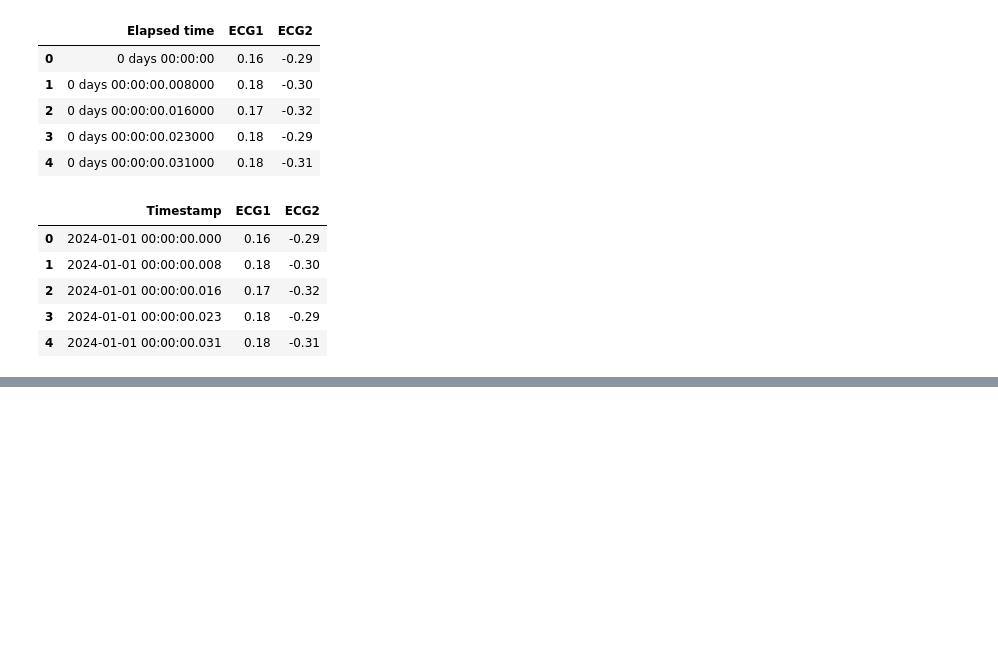
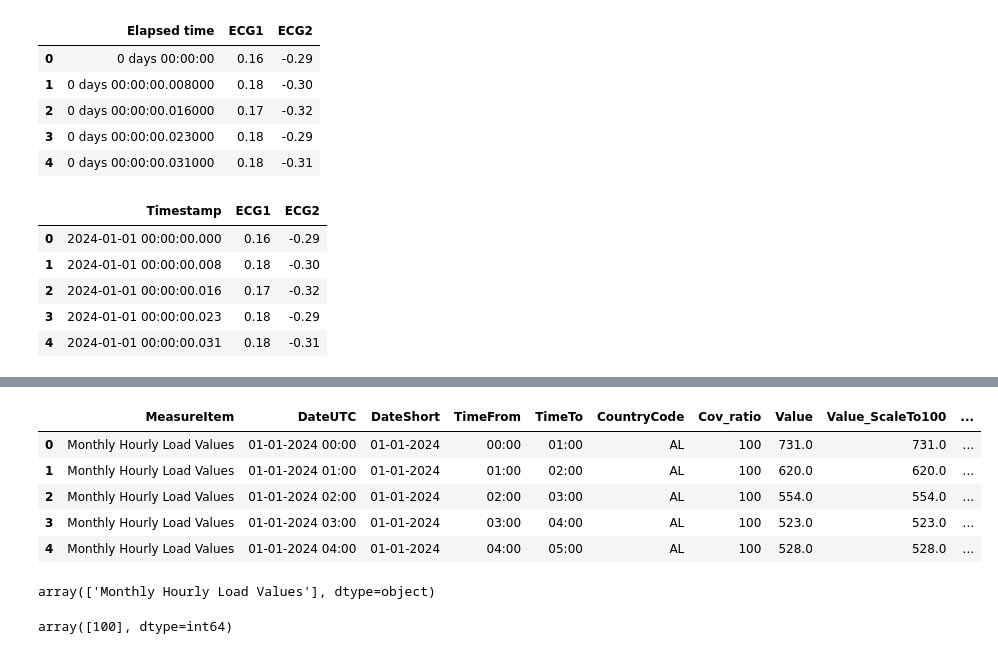
Before and after one commit to samtholathrobin/Dynamic-Time-Series-Ensemble, a Jupyter notebook: intro.ipynb, the cells around one changed output, grey strips where cells are left out. Cells and saved outputs as stored; diff of their text form; code cells hidden in the pictures; blank space fills up the shorter version.

```diff
--- a/intro.ipynb
+++ b/intro.ipynb
@@ -114,0 +121,3 @@ df_cleaned.to_csv('cleaned_ECG.csv',index=False)
+# %%
+df = pd.read_csv('monthly_hourly_load_values_2024.csv')
+df.shape
@@ -114,0 +147,17 @@ df_cleaned.to_csv('cleaned_ECG.csv',index=False)
+# %%
+df.head()
+# %% [output]
+|  | MeasureItem | DateUTC | DateShort | TimeFrom | TimeTo | CountryCode | Cov_ratio | Value | Value_ScaleTo100 | ... |
+| 0 | Monthly Hourly Load Values | 01-01-2024 00:00 | 01-01-2024 | 00:00 | 01:00 | AL | 100 | 731.0 | 731.0 | ... |
+| 1 | Monthly Hourly Load Values | 01-01-2024 01:00 | 01-01-2024 | 01:00 | 02:00 | AL | 100 | 620.0 | 620.0 | ... |
+| 2 | Monthly Hourly Load Values | 01-01-2024 02:00 | 01-01-2024 | 02:00 | 03:00 | AL | 100 | 554.0 | 554.0 | ... |
+| 3 | Monthly Hourly Load Values | 01-01-2024 03:00 | 01-01-2024 | 03:00 | 04:00 | AL | 100 | 523.0 | 523.0 | ... |
+| 4 | Monthly Hourly Load Values | 01-01-2024 04:00 | 01-01-2024 | 04:00 | 05:00 | AL | 100 | 528.0 | 528.0 | ... |
+# %%
+df.MeasureItem.unique()
+# %% [output]
+array(['Monthly Hourly Load Values'], dtype=object)
+# %%
+df.Cov_ratio.unique()
+# %% [output]
+array([100], dtype=int64)
```
Also changed, not shown: parts of 23 cells of this notebook, 4 other files.
